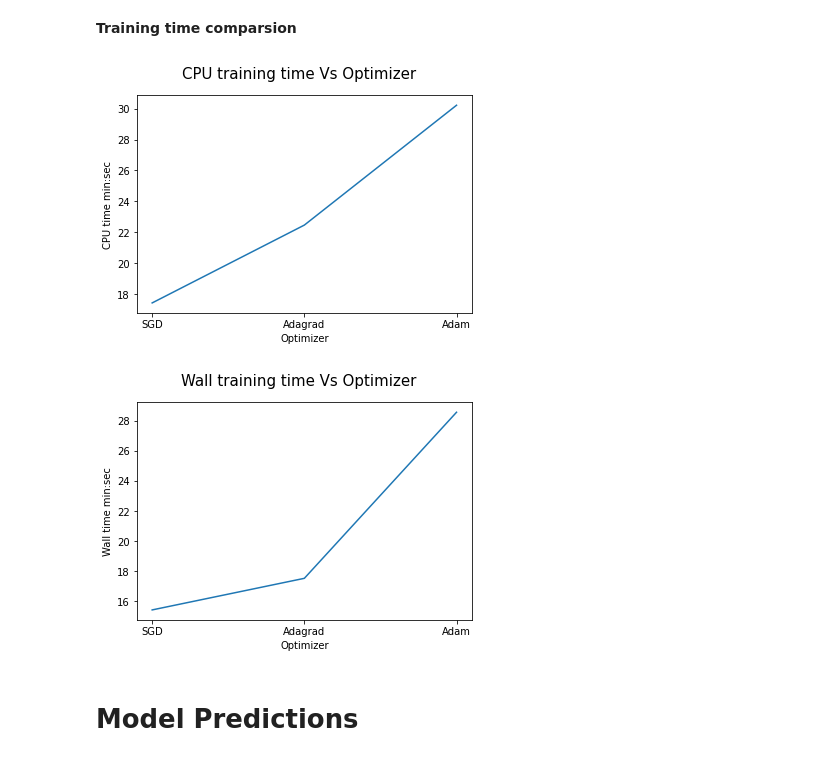
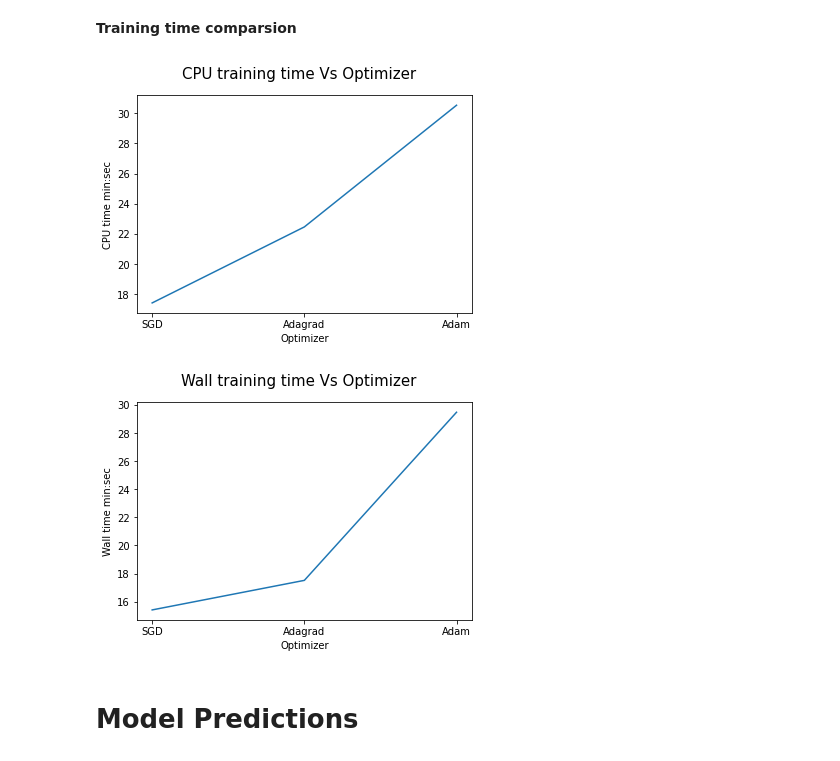
Before and after one commit to Moukthika1253/Facial_Expression_ImageClassifier, a Jupyter notebook: facial_expression_classifier.ipynb, the cells around one changed output. Drawn from its saved outputs; the diff is of its cells as text; code cells hidden in the pictures.

```diff
--- a/facial_expression_classifier.ipynb
+++ b/facial_expression_classifier.ipynb
@@ -466,24 +465,24 @@ plt.show()
 # %% [markdown]
 **Training time comparsion**
 # %%
-wall_time=[15.42,17.52,28.56]
-cpu_time=[17.42,22.46,30.22]
+wall_time=[15.42,17.52,29.47]
+cpu_time=[17.42,22.46,30.53]
 opt=['SGD','Adagrad','Adam']
 
 plt.suptitle('CPU training time Vs Optimizer',fontsize=15)
 plt.xlabel('Optimizer', fontsize=10)
 plt.ylabel('CPU time min:sec', fontsize=10)
 plt.plot(opt,cpu_time)
 plt.show()
 
 
 plt.suptitle('Wall training time Vs Optimizer',fontsize=15)
 plt.xlabel('Optimizer', fontsize=10)
 plt.ylabel('Wall time min:sec', fontsize=10)
 plt.plot(opt,wall_time)
 plt.show()
 # %% [output]
-[figure, old version]
+[figure, new version]
-[figure, old version]
+[figure, new version]
 # %% [markdown]
 # Model Predictions
```
Also changed, not shown: parts of 16 cells of this notebook.
